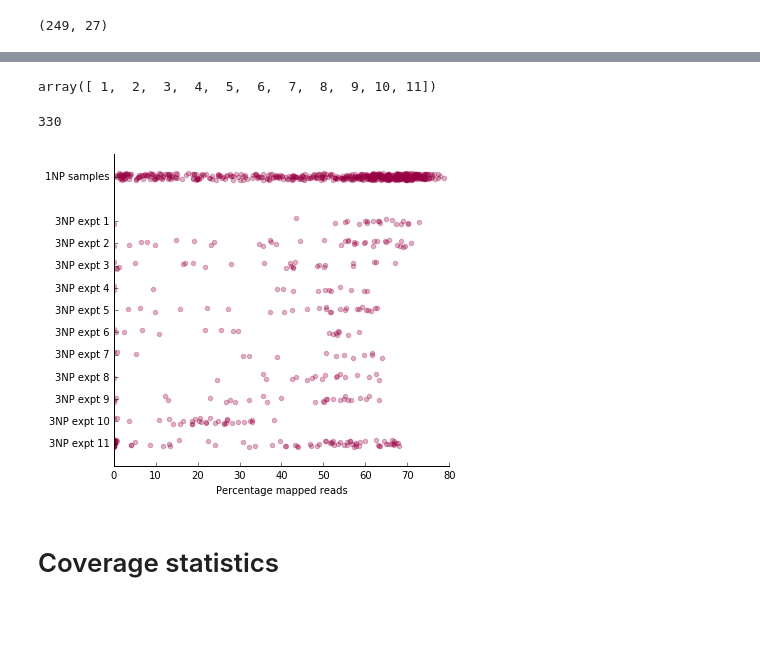
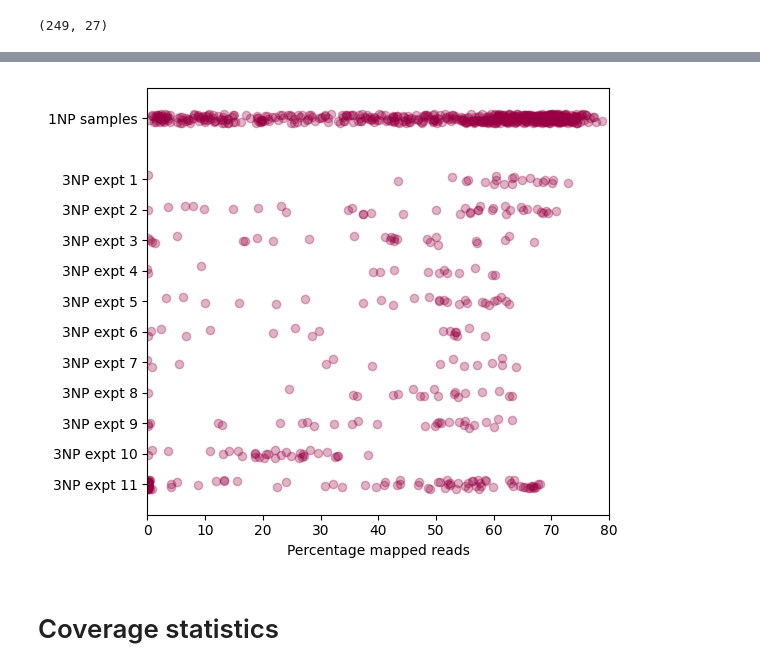
Before and after one commit to cejote/multiplex-gam-2022, a Jupyter notebook: notebooks/combined-dataset/01-new-data-statistics.ipynb, the cells around one changed output, grey strips where cells are left out. Drawn from its saved outputs; the diff is of its cells as text; code cells hidden in the pictures; blank space fills up the shorter version.

```diff
--- a/notebooks/combined-dataset/01-new-data-statistics.ipynb
+++ b/notebooks/combined-dataset/01-new-data-statistics.ipynb
@@ -52,11 +39,3 @@ Index([u'Sample', u'filename', u'run_id', u'sample_id', u'treatment',
-# %%
-expt_nos
-# %% [output]
-array([ 1,  2,  3,  4,  5,  6,  7,  8,  9, 10, 11])
-# %%
-np.sum([a.size for a in mapping_3np])
-# %% [output]
-330
 # %%
 singlet_mapping = pd.read_csv(
     config.in_data_raw('1np-gam-data/gamtools_output/merged_stats.txt'),
@@ -66,26 +43,46 @@ singlet_mapping = pd.read_csv(
+# %%
+def dotplot(values, bounds=(-0.15,0.15), label=None,
+            median=True, x_pos=None, horizontal=False, **kwargs):
+
+    if x_pos is None:
+        x = list(itertools.chain(*[[i]*len(v) for i,v in enumerate(values)]))
+        x_ix = range(np.max(x)+1)
+
+    else:
+        x = list(itertools.chain(*[[x_pos[i]]*len(v) for i,v in enumerate(values)]))
+        x_ix = x_pos
+
+    x = np.array(x) + np.random.uniform(bounds[0], bounds[1], len(x))
+
+    y = np.concatenate(values)
+
+    if horizontal:
+        x, y = y, x
+
+    plt.scatter(x, y, label=label, **kwargs)
+
+    if median:
+        mean_expr = [np.median(y[(x == i).nonzero()[0]]) for i in x_ix]
+        plt.plot(x_ix, mean_expr)
 # %%
 plt.figure(figsize=(6,5), facecolor='white')
 
-_b = plotting.dotplot(reversed([singlet_mapping] + [np.array([])] + mapping_3np),
+_b = dotplot(list(reversed([singlet_mapping] + [np.array([])] + mapping_3np)),
                       alpha=0.3, color='#980043', horizontal=True, median=False)
-
-plotting.simpleaxis()
 
 plt.xlabel('Percentage mapped reads')
 
 n_exp = len(mapping_3np)
 
-plt.yticks(range(n_exp) + [n_exp+1],
+plt.yticks(list(range(n_exp)) + [n_exp+1],
            ['3NP expt {}'.format(e) for e in reversed(expt_nos)
            ] + ['1NP samples'])
 
 plt.xlim(0, 80)
 plt.ylim(-1,13)
 plt.tight_layout()
-plt.savefig(
-    config.in_figures('fig-s3/dataset-mapped-reads.eps'))
 # %% [output]
-[figure, old version]
+[figure, new version]
 # %% [markdown]
 # Coverage statistics
 # %%
```
Also changed, not shown: parts of 4 cells of this notebook.
